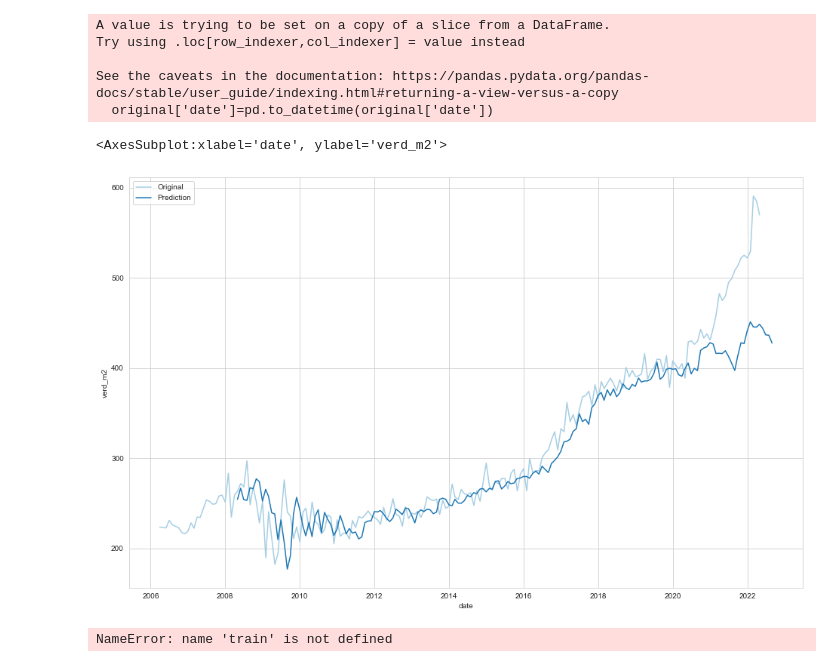
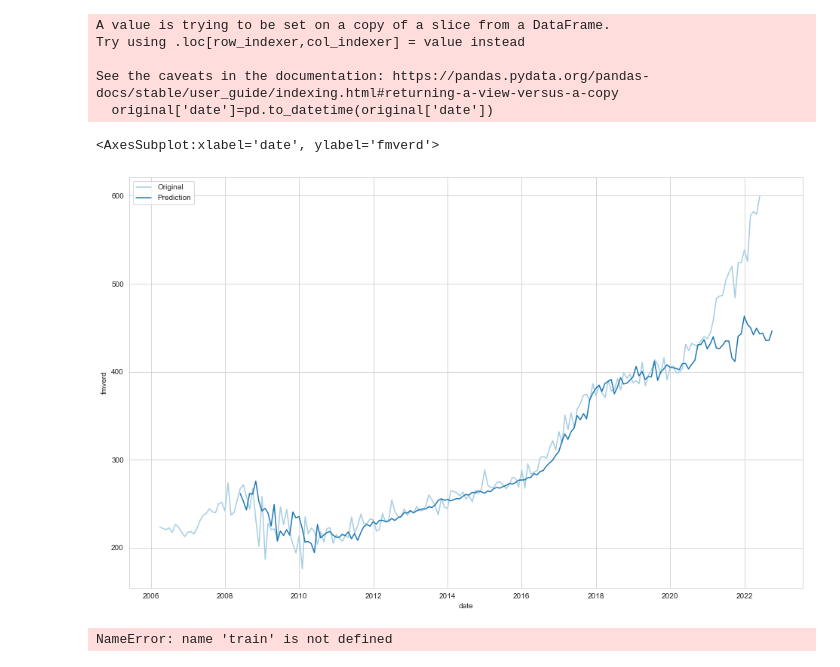
Before and after one commit to hallik95/kaupskra, a Jupyter notebook: LSTM/20variablesLSTM.ipynb, the cells around one changed output. Cells and saved outputs as stored; diff of their text form; code cells hidden in the pictures.

```diff
--- a/LSTM/20variablesLSTM.ipynb
+++ b/LSTM/20variablesLSTM.ipynb
@@ -31,11 +31,15 @@ COMPUTE_LSTM_IMPORTANCE = True
 sns.set_style("whitegrid")
 sns.set_palette("Paired")
 # %%
-kaup = pd.read_csv('serbyli_all_variables_MEAN.csv',
-    usecols=('date', #'kaupverd', 'fasteignamat',
-    'byggar', 'einflm', 'lod_flm','verd_m2',
+#kaup = pd.read_csv('serbyli_all_variables_MEAN.csv',
+ #   usecols=('date', #'kaupverd', 'fasteignamat',
+  #  'byggar', 'einflm', 'lod_flm','verd_m2',
      #  'fjöldi_kaupsamninga', 'auglyst_serbyli', 'solutimi', 'Verðtryggð lán',
       # 'erlend_lan', 'Óverðtryggð lán', 'overdtryggt', 'verdtryggt',
        #'visitala_rvk_%', 'verdbolga_%')
-    ))
+  #  ))
+kaup = pd.read_csv('serbyli_monthly_mean.csv',
+    usecols=('utgdag', 'einflm', 'fmverd',
+       'yfirverd', 'count'))
+
 indep = pd.read_csv('20_independent_variables_LSTM.csv', parse_dates=True)
@@ -42,3 +55,6 @@ indep = pd.read_csv('20_independent_variables_LSTM.csv', parse_dates=True)
+# %%
+kaup.rename(columns={'utgdag':'date'},inplace=True)
+#kaup.set_index('date', inplace=True)
 # %%
 df = pd.merge(kaup,indep, how='left', on='date')
 # %%
@@ -54,7 +70,7 @@ df.head()
 5 rows × 24 columns
 # %%
-fm2 = df['verd_m2']
-df.drop('verd_m2', axis=1, inplace=True)
-df.insert(1, 'verd_m2', fm2)
+fm2 = df['fmverd']
+df.drop('fmverd', axis=1, inplace=True)
+df.insert(1, 'fmverd', fm2)
 df.tail()
 # %% [output]
@@ -184,24 +200,24 @@ forecast_dates = []
 for time_i in predict_period_dates:
     forecast_dates.append(time_i.date())
 
-df_forecast = pd.DataFrame({'date':np.array(forecast_dates), 'verd_m2':y_pred_future})
+df_forecast = pd.DataFrame({'date':np.array(forecast_dates), 'fmverd':y_pred_future})
 df_forecast['date']=pd.to_datetime(df_forecast['date'])
 # %%
-original = df[['date', 'verd_m2']]
+original = df[['date', 'fmverd']]
 original['date']=pd.to_datetime(original['date'])
 original = original.loc[original['date'] >= '2006-1-1']
 
 plt.figure(figsize=(16,10))
-sns.lineplot(original['date'], original['verd_m2'], label='Original')
-sns.lineplot(df_forecast['date'], df_forecast['verd_m2'], label='Prediction')
+sns.lineplot(original['date'], original['fmverd'], label='Original')
+sns.lineplot(df_forecast['date'], df_forecast['fmverd'], label='Prediction')
 # %% [output]
 A value is trying to be set on a copy of a slice from a DataFrame.
 Try using .loc[row_indexer,col_indexer] = value instead
 
 See the caveats in the documentation: https://pandas.pydata.org/pandas-docs/stable/user_guide/indexing.html#returning-a-view-versus-a-copy
   original['date']=pd.to_datetime(original['date'])
-<AxesSubplot:xlabel='date', ylabel='verd_m2'>
+<AxesSubplot:xlabel='date', ylabel='fmverd'>
-[figure, old version]
+[figure, new version]
 # %%
 EPOCH = 50
 BATCH_SIZE = 32
```
Also changed, not shown: parts of 11 cells of this notebook, 1 other file.
